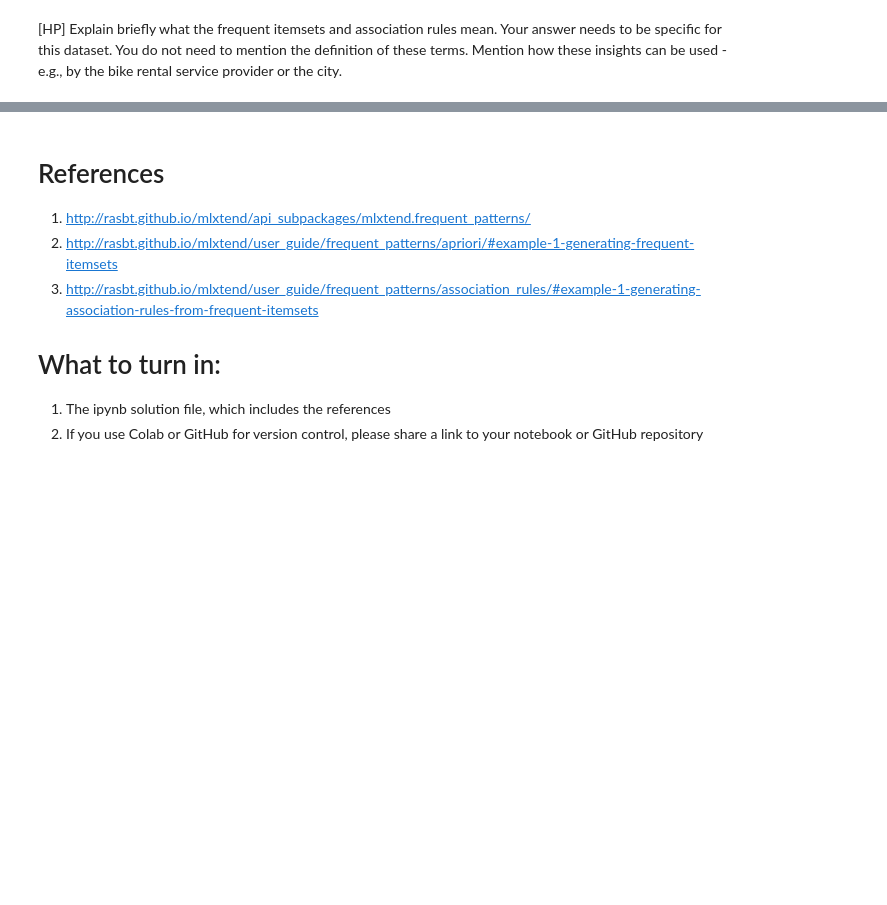
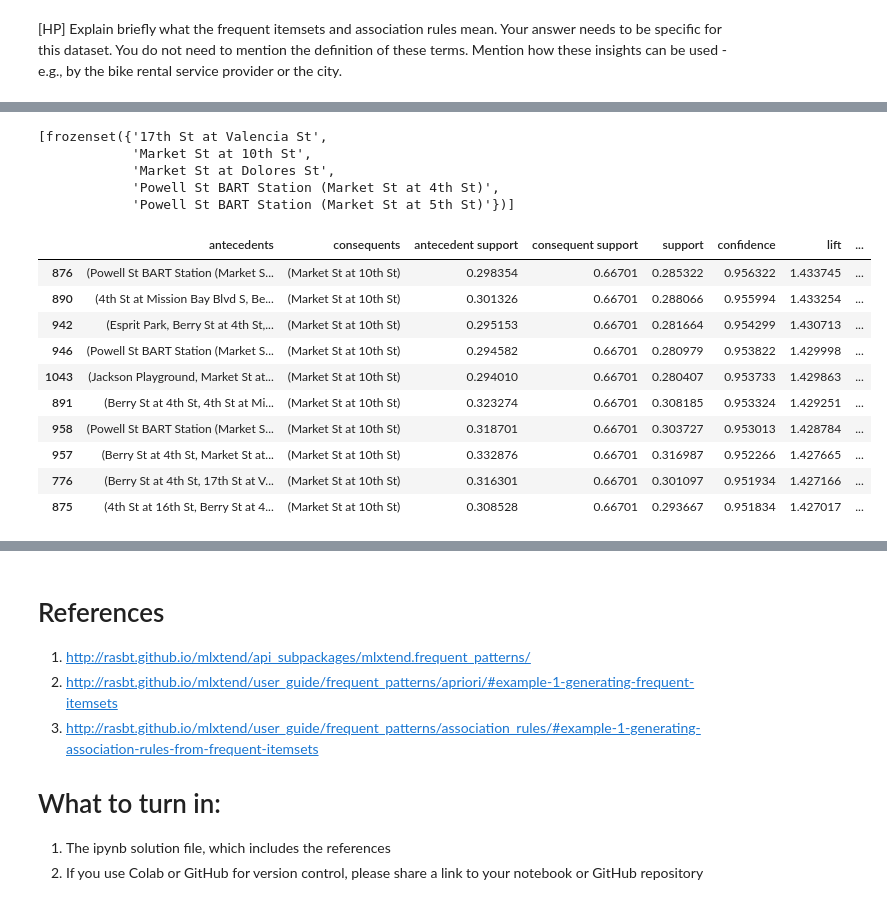
Before and after one commit to ankitajaswal/Cmpe255, a Jupyter notebook: HW2/Part1/HW2 Part 1.ipynb, the cells around one changed output, grey strips where cells are left out. Cells and saved outputs as stored; diff of their text form; code cells hidden in the pictures; blank space fills up the shorter version.

```diff
--- a/HW2/Part1/HW2 Part 1.ipynb
+++ b/HW2/Part1/HW2 Part 1.ipynb
@@ -161,0 +219,24 @@ rules
+# %%
+f5_locations = f5.itemsets
+list(f5_locations)
+# %% [output]
+[frozenset({'17th St at Valencia St',
+            'Market St at 10th St',
+            'Market St at Dolores St',
+            'Powell St BART Station (Market St at 4th St)',
+            'Powell St BART Station (Market St at 5th St)'})]
+# %%
+top_rules = rules.sort_values('confidence', ascending=False)[:10]
+top_rules
+# %% [output]
+|  | antecedents | consequents | antecedent support | consequent support | support | confidence | lift | ... |
+| 876 | (Powell St BART Station (Market S... | (Market St at 10th St) | 0.298354 | 0.66701 | 0.285322 | 0.956322 | 1.433745 | ... |
+| 890 | (4th St at Mission Bay Blvd S, Be... | (Market St at 10th St) | 0.301326 | 0.66701 | 0.288066 | 0.955994 | 1.433254 | ... |
+| 942 | (Esprit Park, Berry St at 4th St,... | (Market St at 10th St) | 0.295153 | 0.66701 | 0.281664 | 0.954299 | 1.430713 | ... |
+| 946 | (Powell St BART Station (Market S... | (Market St at 10th St) | 0.294582 | 0.66701 | 0.280979 | 0.953822 | 1.429998 | ... |
+| 1043 | (Jackson Playground, Market St at... | (Market St at 10th St) | 0.294010 | 0.66701 | 0.280407 | 0.953733 | 1.429863 | ... |
+| 891 | (Berry St at 4th St, 4th St at Mi... | (Market St at 10th St) | 0.323274 | 0.66701 | 0.308185 | 0.953324 | 1.429251 | ... |
+| 958 | (Powell St BART Station (Market S... | (Market St at 10th St) | 0.318701 | 0.66701 | 0.303727 | 0.953013 | 1.428784 | ... |
+| 957 | (Berry St at 4th St, Market St at... | (Market St at 10th St) | 0.332876 | 0.66701 | 0.316987 | 0.952266 | 1.427665 | ... |
+| 776 | (Berry St at 4th St, 17th St at V... | (Market St at 10th St) | 0.316301 | 0.66701 | 0.301097 | 0.951934 | 1.427166 | ... |
+| 875 | (4th St at 16th St, Berry St at 4... | (Market St at 10th St) | 0.308528 | 0.66701 | 0.293667 | 0.951834 | 1.427017 | ... |
```
Also changed, not shown: parts of 8 cells of this notebook.
